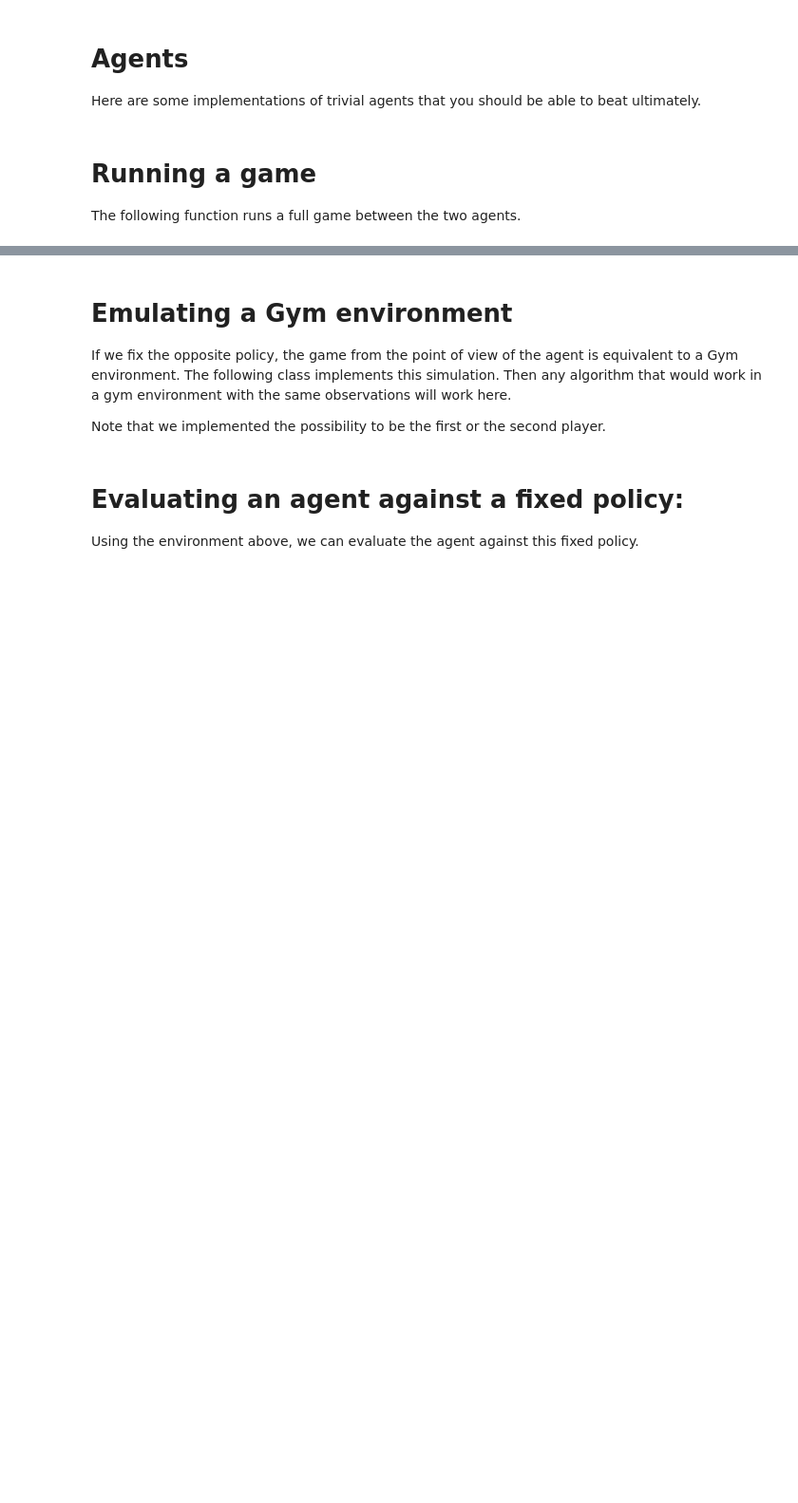
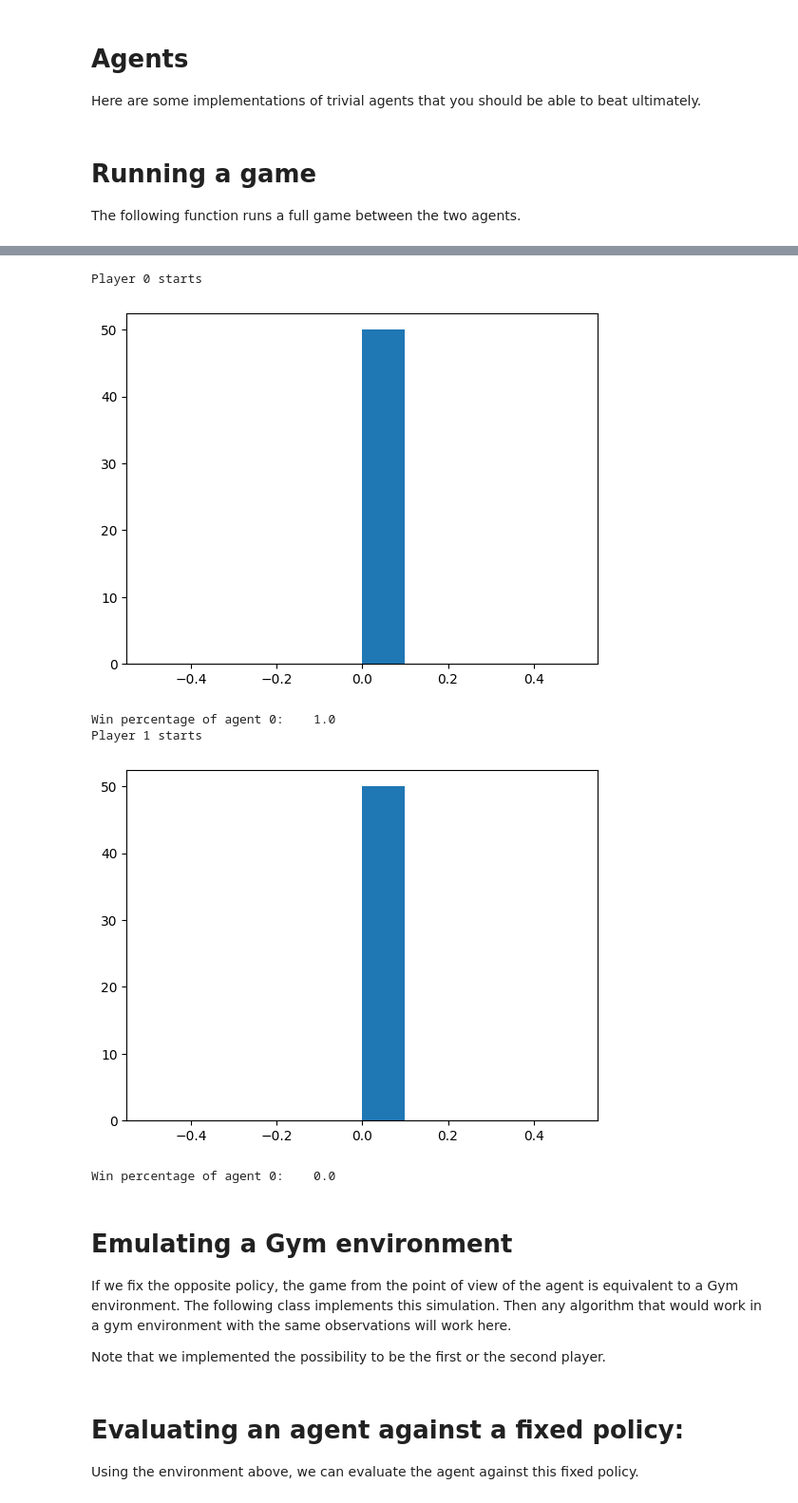
Before and after one commit to faustine-malatray/Puissance_Quatre_RL, a Jupyter notebook: project_starter.ipynb, the cells around one changed output, grey strips where cells are left out. Shown at 95% size. Cells and saved outputs as stored; diff of their text form; code cells hidden in the pictures; blank space fills up the shorter version.

```diff
--- a/project_starter.ipynb
+++ b/project_starter.ipynb
@@ -49,11 +23,0 @@ action mask
-# %%
-env.reset()
-env.step(0)
-
-state, reward, terminated, truncated, info = env.last()
-
-print('shape observation\n', state["observation"].shape)
-print('joueur 0\n', state["observation"][:, :, 0])
-print('joueur 1\n', state["observation"][:, :, 1])
-
-print('action mask\n', state["action_mask"])
@@ -339,3 +312,22 @@ IndexError: index 7 is out of bounds for axis 1 with size 7
+# %%
+print('Player 0 starts')
+L = [play_game(env, agent0, agent1, display=False) for _ in range(50)]
+plt.hist(L)
+plt.show()
+print('Win percentage of agent 0:   ', (len(L) - sum(L)) /len(L))
+
+print('Player 1 starts')
+L = [play_game(env, agent1, agent0, display=False) for _ in range(50)]
+plt.hist(L)
+plt.show()
+print('Win percentage of agent 0:   ', sum(L) /len(L))
+# %% [output]
+Player 0 starts
+[figure, added]
+Win percentage of agent 0:    1.0
+Player 1 starts
+[figure, added]
+Win percentage of agent 0:    0.0
 # %% [markdown]
 # Emulating a Gym environment
 
```
Also changed, not shown: parts of 13 cells of this notebook.
